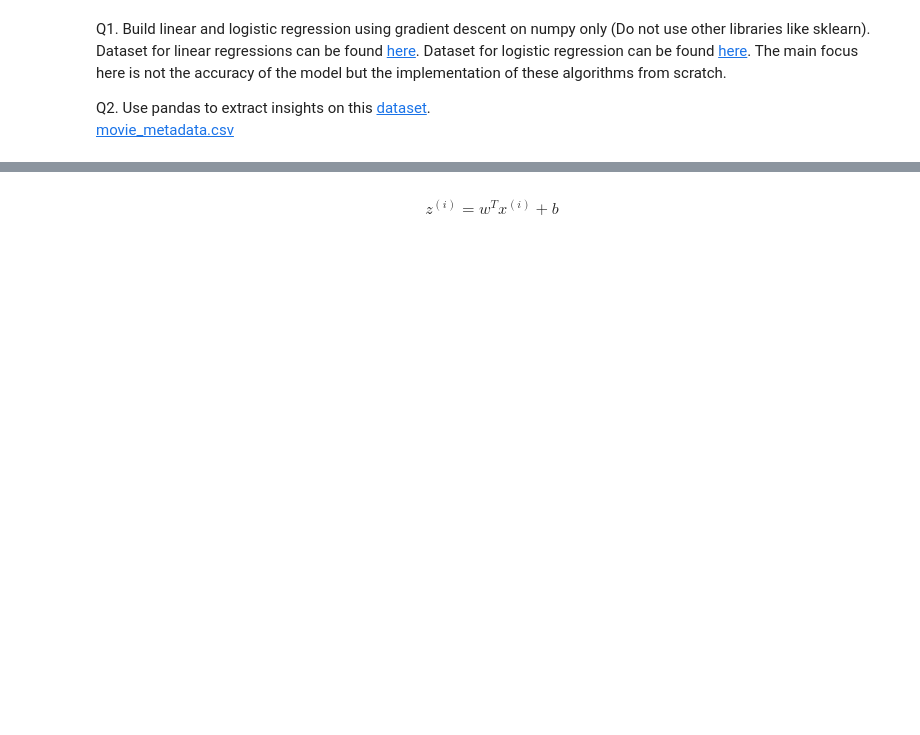
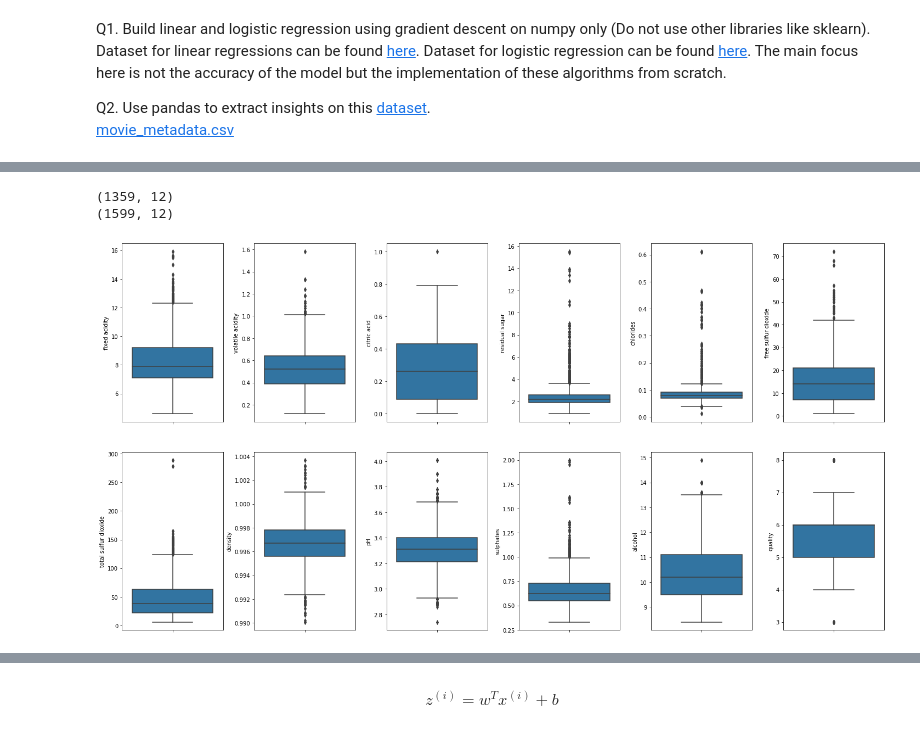
Before and after one commit to rahulponnusamyofficial/databeat-task, a Jupyter notebook: Databeat AI/ML/Machine Learning.ipynb, the cells around one changed output, grey strips where cells are left out. Cells and saved outputs as stored; diff of their text form; code cells hidden in the pictures; blank space fills up the shorter version.

```diff
--- a/Databeat AI/ML/Machine Learning.ipynb
+++ b/Databeat AI/ML/Machine Learning.ipynb
@@ -41,0 +52,26 @@ df
+# %%
+# No missing / Null value in either rows or columns
+
+dub_df=df.copy()
+dub_df.drop_duplicates(subset=None,inplace=True)
+
+print(dub_df.shape)
+print(df.shape)
+
+# The shape is not same. Hence there were duplicate values in the dataset
+df=dub_df
+# %% [output]
+(1359, 12)
+(1599, 12)
+# %%
+fig, ax = plt.subplots(ncols=6, nrows=2, figsize=(20,10))
+index = 0
+ax = ax.flatten()
+
+for col, value in df.items():
+    if col != 'type':
+        sns.boxplot(y=col, data=df, ax=ax[index])
+        index +=1
+plt.tight_layout(pad=0.5,w_pad=0.7,h_pad=5.0)
+# %% [output]
+[figure, added]
```
Also changed, not shown: parts of 66 cells of this notebook.
